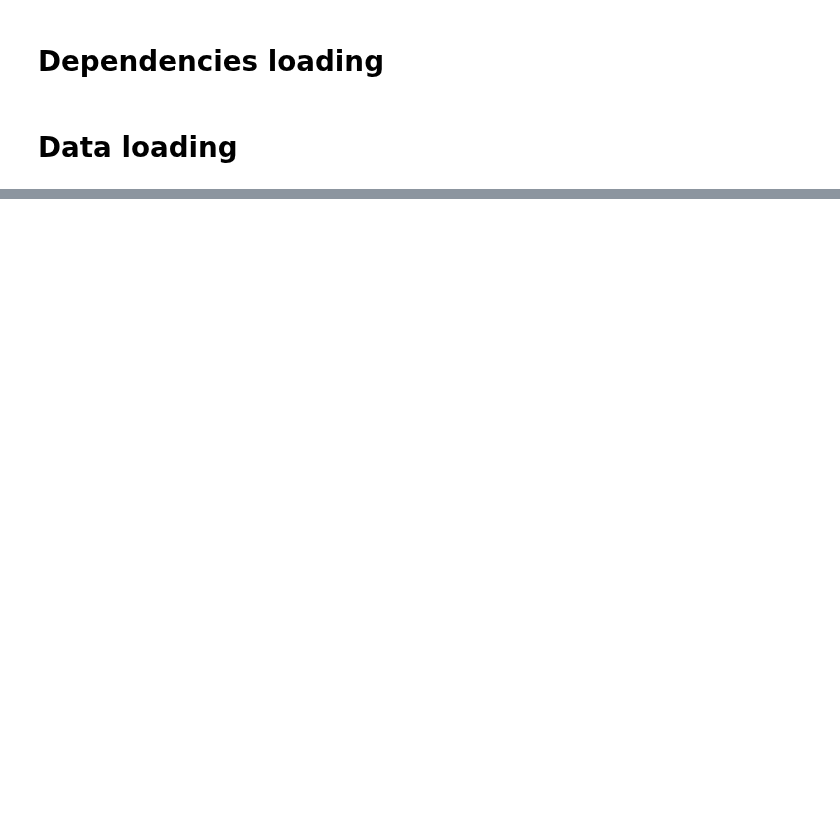
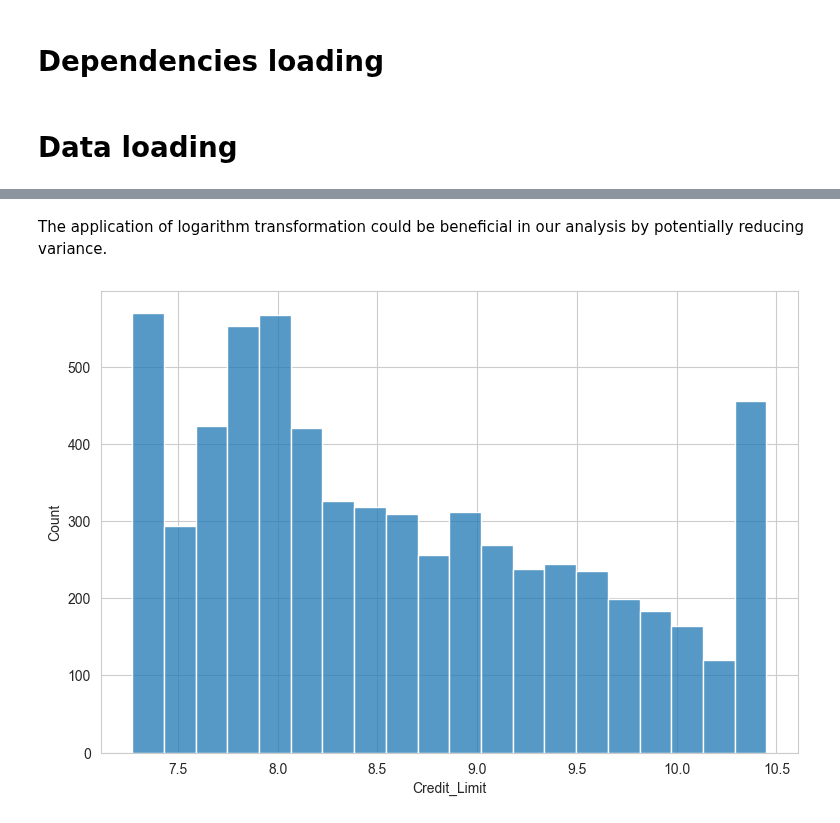
Before and after one commit to kasiadybcio/Credit_card, a Jupyter notebook: 2.feature_engineering.ipynb, the cells around one changed output, grey strips where cells are left out. Cells and saved outputs as stored; diff of their text form; code cells hidden in the pictures; blank space fills up the shorter version.

```diff
--- a/2.feature_engineering.ipynb
+++ b/2.feature_engineering.ipynb
@@ -106,0 +78,12 @@ Based on graph above we can see that it is hard to assign Income Category and Ed
+# %%
+data['ln_Total_Trans_Amt'] = np.log(data['Total_Trans_Amt'])
+data_test['ln_Total_Trans_Amt'] = np.log(data_test['Total_Trans_Amt'])
+# %% [markdown]
+The application of logarithm transformation could be beneficial in our analysis by potentially reducing variance.
+# %%
+sns.set_style("whitegrid",{'font_scale':'1.6'})
+plt.figure(figsize=(9, 6))
+sns.histplot(np.log(data['Credit_Limit']))
+plt.show()
+# %% [output]
+[figure, added]
```
Also changed, not shown: parts of 42 cells of this notebook.
